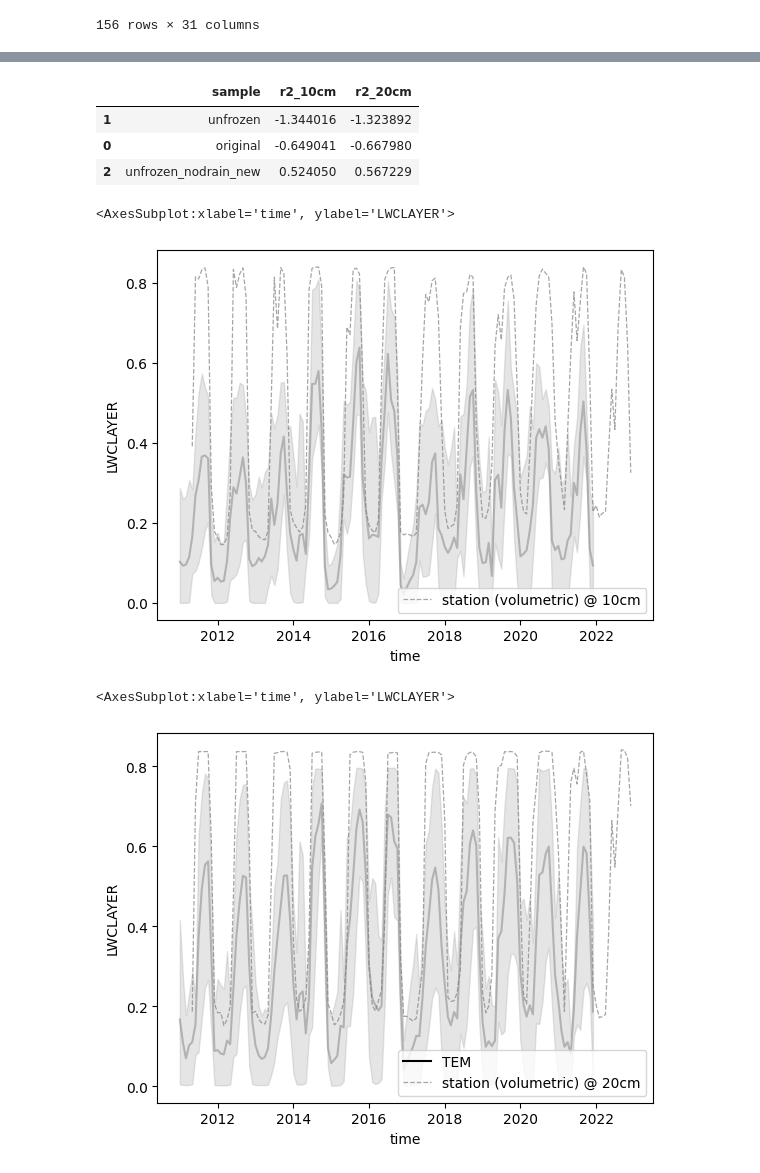
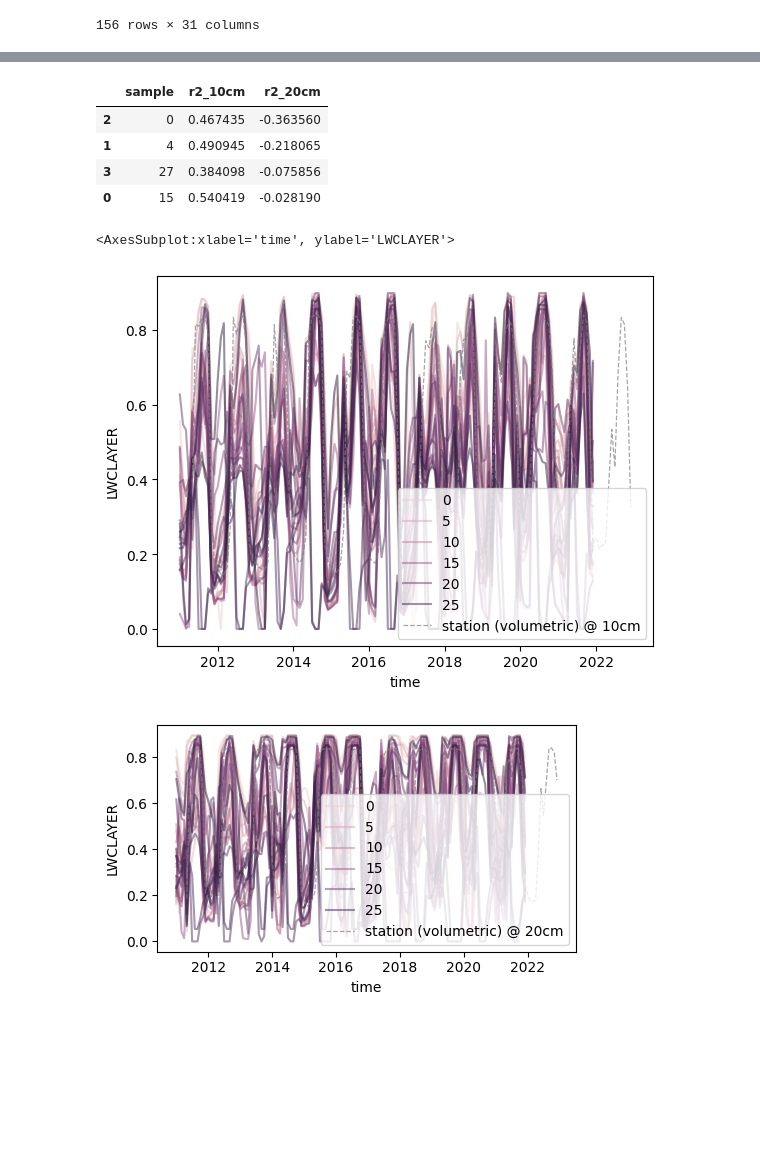
Before and after one commit to uaf-arctic-eco-modeling/dvm-dos-tem, a Jupyter notebook: scripts/caribou-poker-exp/SWC_SA/SWC_SA_viz.ipynb, the cells around one changed output, grey strips where cells are left out. Saved outputs shown, nothing was run; the diff lists cells and outputs as text; code cells hidden in the pictures; blank space fills up the shorter version.

```diff
--- a/scripts/caribou-poker-exp/SWC_SA/SWC_SA_viz.ipynb
+++ b/scripts/caribou-poker-exp/SWC_SA/SWC_SA_viz.ipynb
@@ -20,7 +20,7 @@ cell_x_coord = 1
 #cell_y_coord = 3
 #cell_x_coord = 0
 # %%
-depthlist = [0.05, 0.1, 0.11, 0.2, 0.3]
+depthlist = [0.05, 0.051, 0.1, 0.11, 0.2, 0.3]
 
 def get_lwclayer_tlayer(depthlist, run_dir, var):
 
@@ -121,6 +122,5 @@ stdz
 out_dir ='/data/workflows/US-Prr_SWC_SA/'
 # %%
 run_dirs = [d for d in glob(out_dir+'*/', recursive = True) if 'sample' in d]
-run_dirs = ['/data/workflows/poker_flats/', '/data/workflows/poker_flats_unfrozen_water/',
-            '/data/workflows/poker_flats_unfrozen_drain/', '/data/workflows/poker_flats_unfrozen_drain_new/']
-samples=['original', 'unfrozen', 'unfrozen_nodrain', 'unfrozen_nodrain_new']
+#run_dirs = ['/data/workflows/poker_flats/', '/data/workflows/poker_flats_unfrozen_water/', '/data/workflows/poker_flats_unfrozen_drain_new/']
+samples=['original', 'unfr', 'unfr_runoff']
@@ -137,8 +130,9 @@ t_layers = []
 sample_dfs=[]
 for i, d in enumerate(run_dirs):
     if 'GPP_monthly_tr.nc' in os.listdir(os.path.join(d, 'output')):
-        #sample = int(d.split('/')[-2].split('_')[-1])
-        sample=samples[i]
+        print(i)
+        sample = int(d.split('/')[-2].split('_')[-1])
+        #sample=samples[i]
 
         TLAYER = ou.load_trsc_dataframe(var ='TLAYER', timeres='monthly', px_y=cell_y_coord, px_x=cell_x_coord, fileprefix=f'{d}output/')[0]
         LAYERDEPTH = ou.load_trsc_dataframe(var ='LAYERDEPTH', timeres='monthly', px_y=cell_y_coord, px_x=cell_x_coord, fileprefix=f'{d}output/')[0]
@@ -146,9 +140,11 @@ for i, d in enumerate(run_dirs):
         GPP = ou.load_trsc_dataframe(var ='GPP', timeres='monthly', px_y=cell_y_coord, px_x=cell_x_coord, fileprefix=f'{d}output/')[0][0]
         ALD = ou.load_trsc_dataframe(var ='ALD', timeres='yearly', px_y=cell_y_coord, px_x=cell_x_coord, fileprefix=f'{d}output/')[0][0]
         RH = ou.load_trsc_dataframe(var ='RH', timeres='monthly', px_y=cell_y_coord, px_x=cell_x_coord, fileprefix=f'{d}output/')[0][0]
+        #RG = ou.load_trsc_dataframe(var ='RG', timeres='monthly', px_y=cell_y_coord, px_x=cell_x_coord, fileprefix=f'{d}output/')[0][0]
+        #RM = ou.load_trsc_dataframe(var ='RM', timeres='monthly', px_y=cell_y_coord, px_x=cell_x_coord, fileprefix=f'{d}output/')[0][0]
         ALD.columns=['ALD']
         sample_df = pd.DataFrame({'date': GPP.index, 'sample': [sample]*len(GPP), #'LWCLAYER': LWCLAYER, 'TLAYER': TLAYER, 'LAYERDEPTH': LAYERDEPTH, 'LAYERDZ': LAYERDZ,
-                                  'GPP': GPP, 'RH':RH})
+                                  'GPP': GPP, 'RH':RH}) #'RG': RG, 'RM':RM})
         sample_df = pd.merge(sample_df, ALD, how='left', left_on='date', right_index=True)
         sample_dfs.append(sample_df)
 
@@ -366,23 +371,25 @@ df_lwclayer = pd.DataFrame({'sample': samples, 'r2_10cm': lwclayer_r2s_10cm, 'r2
 df_lwclayer.sort_values(by='r2_20cm')
 # %% [output]
 |  | sample | r2_10cm | r2_20cm |
-| 1 | unfrozen | -1.344016 | -1.323892 |
-| 0 | original | -0.649041 | -0.667980 |
-| 2 | unfrozen_nodrain_new | 0.524050 | 0.567229 |
+| 2 | 0 | 0.467435 | -0.363560 |
+| 1 | 4 | 0.490945 | -0.218065 |
+| 3 | 27 | 0.384098 | -0.075856 |
+| 0 | 15 | 0.540419 | -0.028190 |
 # %%
-#sns.lineplot(data=lwc_layers.loc[(lwc_layers['z']==0.11) & (lwc_layers['time'].dt.year>2010)], x='time', y='LWCLAYER', hue = 'sample', alpha = 0.5)
-sns.lineplot(data=lwc_layers.loc[(lwc_layers['z']==0.1) & (lwc_layers['time'].dt.year>2010)], x='time', y='LWCLAYER', color = 'grey', alpha = 0.5, errorbar = 'pi')
-sns.lineplot(data=lwc_layers.loc[(lwc_layers['z']==0.1) & (lwc_layers['time'].dt.year>2010) & (lwc_layers['sample']==15)], x='time', y='LWCLAYER', color = 'black')
+sns.lineplot(data=lwc_layers.loc[(lwc_layers['z']==0.11) & (lwc_layers['time'].dt.year>2010)], x='time', y='LWCLAYER', hue = 'sample', alpha = 0.5)
+#sns.lineplot(data=lwc_layers.loc[(lwc_layers['z']==0.1) & (lwc_layers['time'].dt.year>2010)], x='time', y='LWCLAYER', color = 'grey', alpha = 0.5, errorbar = 'pi')
+#sns.lineplot(data=lwc_layers.loc[(lwc_layers['z']==0.1) & (lwc_layers['time'].dt.year>2010) & (lwc_layers['sample']==15)], x='time', y='LWCLAYER', color = 'black')
 sns.lineplot(data = met_data.loc[met_data['year']>2010], x='m_y', y='SWC_1_2_1', color='grey', alpha=0.7, linewidth=0.9, linestyle='--', label='station (volumetric) @ 10cm') #-0.1 m
 # %% [output]
 <AxesSubplot:xlabel='time', ylabel='LWCLAYER'>
-[figure, old version]
+[figure, new version]
 # %%
-#sns.lineplot(data=lwc_layers.loc[(lwc_layers['z']==0.2) & (lwc_layers['time'].dt.year>2010)], x='time', y='LWCLAYER', hue = 'sample', alpha = 0.5)
-sns.lineplot(data=lwc_layers.loc[(lwc_layers['z']==0.2) & (lwc_layers['time'].dt.year>2010)], x='time', y='LWCLAYER', color = 'grey', alpha = 0.5, errorbar = 'pi')
-sns.lineplot(data=lwc_layers.loc[(lwc_layers['z']==0.2) & (lwc_layers['time'].dt.year>2010) & (lwc_layers['sample']==15)], x='time', y='LWCLAYER', color = 'black', label='TEM')
+fig, ax = plt.subplots(figsize=(5,3))
+sns.lineplot(data=lwc_layers.loc[(lwc_layers['z']==0.2) & (lwc_layers['time'].dt.year>2010)], x='time', y='LWCLAYER', hue = 'sample', alpha = 0.5)
+#sns.lineplot(data=lwc_layers.loc[(lwc_layers['z']==0.2) & (lwc_layers['time'].dt.year>2010)], x='time', y='LWCLAYER', color = 'grey', alpha = 0.5, errorbar = 'pi')
+#sns.lineplot(data=lwc_layers.loc[(lwc_layers['z']==0.2) & (lwc_layers['time'].dt.year>2010) & (lwc_layers['sample']==15)], x='time', y='LWCLAYER', color = 'black', label='TEM')
 sns.lineplot(data = met_data.loc[met_data['year']>2010], x='m_y', y='SWC_1_3_1', color='grey', alpha=0.7, linewidth=0.9, linestyle='--', label='station (volumetric) @ 20cm') #-0.1 m
+fig.tight_layout()
 # %% [output]
-<AxesSubplot:xlabel='time', ylabel='LWCLAYER'>
-[figure, old version]
+[figure, new version]
 # %%
```
Also changed, not shown: parts of 28 cells of this notebook, 33 other files.
